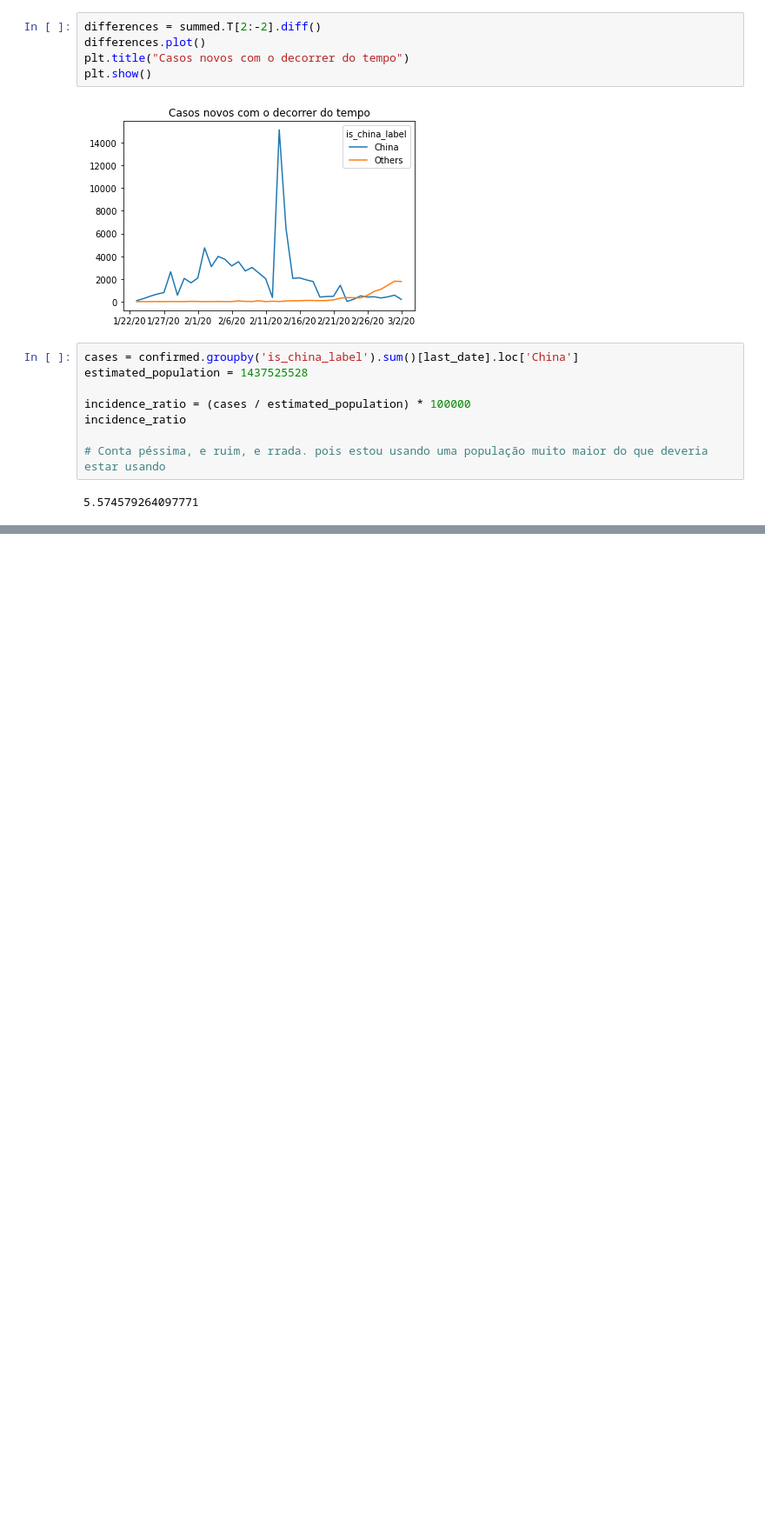
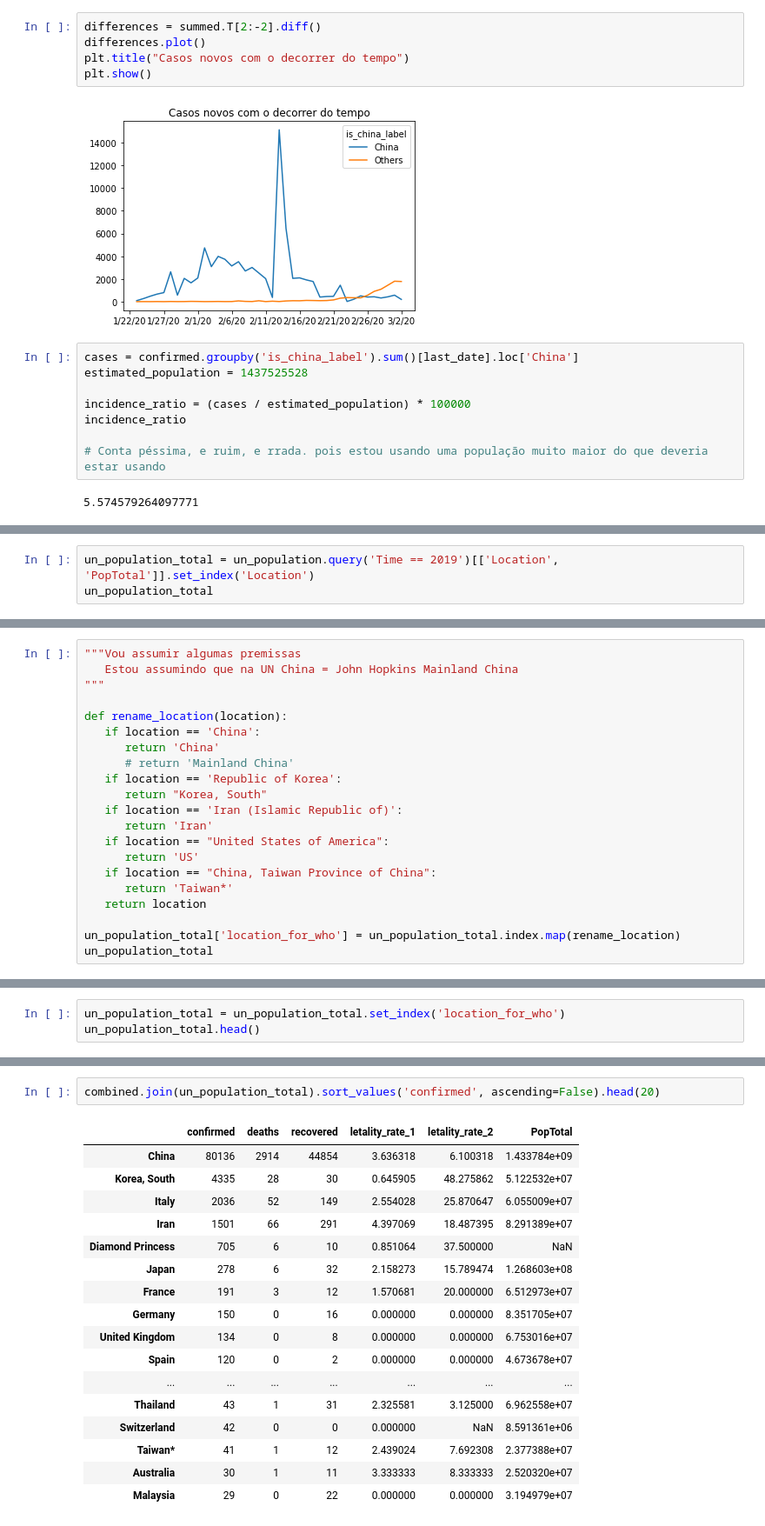
Before and after one commit to yorinori/Alura, a Jupyter notebook: Data_Science-visualizacao_de_dados_para_saude_e_medicina/Data_Science_e_Saude.ipynb, the cells around one changed output, grey strips where cells are left out. Shown at 87% size. Saved outputs shown, nothing was run; the diff lists cells and outputs as text; blank space fills up the shorter version.

```diff
--- a/Data_Science-visualizacao_de_dados_para_saude_e_medicina/Data_Science_e_Saude.ipynb
+++ b/Data_Science-visualizacao_de_dados_para_saude_e_medicina/Data_Science_e_Saude.ipynb
@@ -968,0 +982,3 @@ un_population.head()
+# %%
+un_population_total = un_population.query('Time == 2019')[['Location', 'PopTotal']].set_index('Location')
+un_population_total
@@ -968,0 +1049,21 @@ un_population.head()
+# %%
+"""Vou assumir algumas premissas
+   Estou assumindo que na UN China = John Hopkins Mainland China
+"""
+
+def rename_location(location):
+   if location == 'China':
+      return 'China'
+      # return 'Mainland China'
+   if location == 'Republic of Korea':
+      return "Korea, South"
+   if location == 'Iran (Islamic Republic of)':
+      return 'Iran'
+   if location == "United States of America":
+      return 'US'
+   if location == "China, Taiwan Province of China":
+      return 'Taiwan*'
+   return location
+
+un_population_total['location_for_who'] = un_population_total.index.map(rename_location)
+un_population_total
@@ -968,0 +1097,3 @@ un_population.head()
+# %%
+un_population_total = un_population_total.set_index('location_for_who')
+un_population_total.head()
@@ -968,0 +1163,20 @@ un_population.head()
+# %%
+combined.join(un_population_total).sort_values('confirmed', ascending=False).head(20)
+# %% [output]
+|  | confirmed | deaths | recovered | letality_rate_1 | letality_rate_2 | PopTotal |
+| China | 80136 | 2914 | 44854 | 3.636318 | 6.100318 | 1.433784e+09 |
+| Korea, South | 4335 | 28 | 30 | 0.645905 | 48.275862 | 5.122532e+07 |
+| Italy | 2036 | 52 | 149 | 2.554028 | 25.870647 | 6.055009e+07 |
+| Iran | 1501 | 66 | 291 | 4.397069 | 18.487395 | 8.291389e+07 |
+| Diamond Princess | 705 | 6 | 10 | 0.851064 | 37.500000 | NaN |
+| Japan | 278 | 6 | 32 | 2.158273 | 15.789474 | 1.268603e+08 |
+| France | 191 | 3 | 12 | 1.570681 | 20.000000 | 6.512973e+07 |
+| Germany | 150 | 0 | 16 | 0.000000 | 0.000000 | 8.351705e+07 |
+| United Kingdom | 134 | 0 | 8 | 0.000000 | 0.000000 | 6.753016e+07 |
+| Spain | 120 | 0 | 2 | 0.000000 | 0.000000 | 4.673678e+07 |
+| ... | ... | ... | ... | ... | ... | ... |
+| Thailand | 43 | 1 | 31 | 2.325581 | 3.125000 | 6.962558e+07 |
+| Switzerland | 42 | 0 | 0 | 0.000000 | NaN | 8.591361e+06 |
+| Taiwan* | 41 | 1 | 12 | 2.439024 | 7.692308 | 2.377388e+07 |
+| Australia | 30 | 1 | 11 | 3.333333 | 8.333333 | 2.520320e+07 |
+| Malaysia | 29 | 0 | 22 | 0.000000 | 0.000000 | 3.194979e+07 |
```
Also changed, not shown: parts of 23 cells of this notebook.
